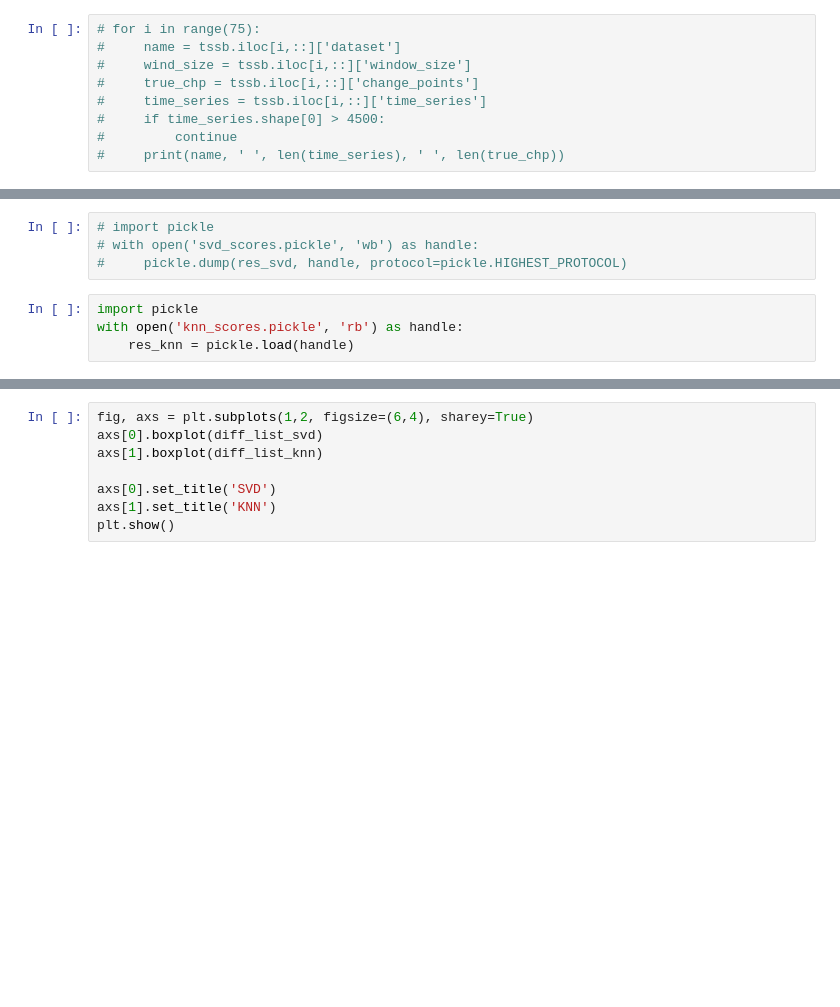
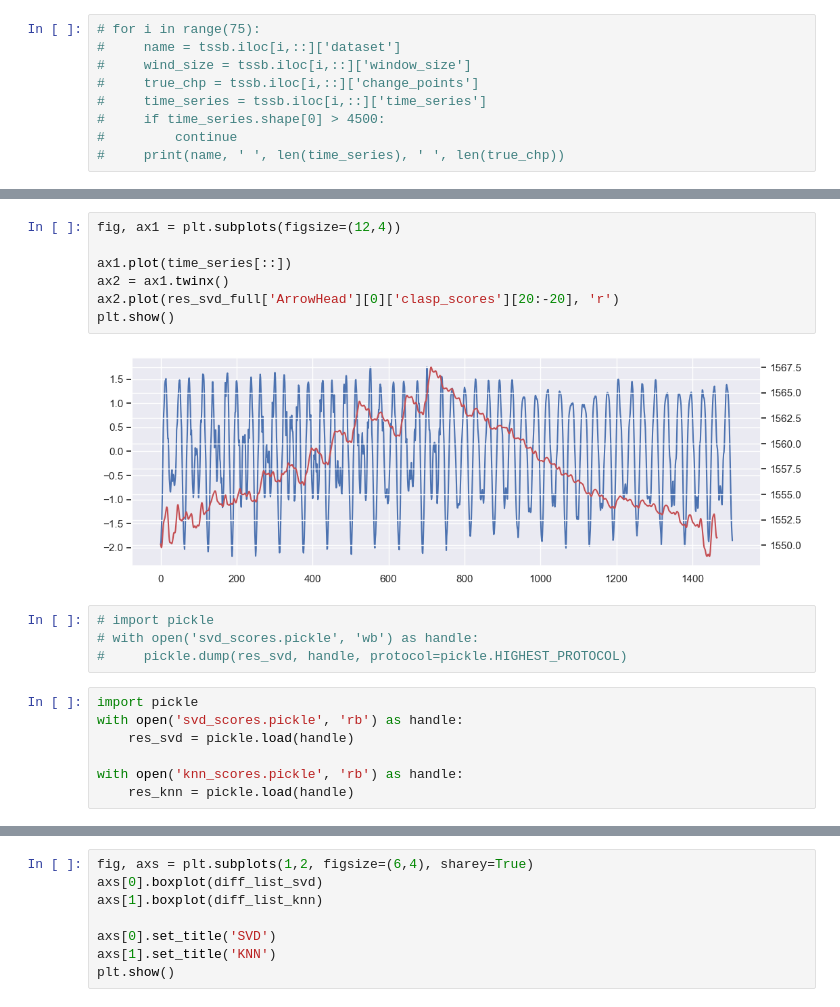
Before and after one commit to kotlyar-shapirov/Gesture_recognition, a Jupyter notebook: Segmentation_experiments/Segmentation_examples.ipynb, the cells around one changed output, grey strips where cells are left out. Drawn from its saved outputs; the diff is of its cells as text; blank space fills up the shorter version.

```diff
--- a/Segmentation_experiments/Segmentation_examples.ipynb
+++ b/Segmentation_experiments/Segmentation_examples.ipynb
@@ -85,9 +99,21 @@ CricketZ
+# %%
+fig, ax1 = plt.subplots(figsize=(12,4))
+
+ax1.plot(time_series[::])
+ax2 = ax1.twinx()
+ax2.plot(res_svd_full['ArrowHead'][0]['clasp_scores'][20:-20], 'r')
+plt.show()
+# %% [output]
+[figure, added]
 # %%
 # import pickle
 # with open('svd_scores.pickle', 'wb') as handle:
 #     pickle.dump(res_svd, handle, protocol=pickle.HIGHEST_PROTOCOL)
 # %%
 import pickle
+with open('svd_scores.pickle', 'rb') as handle:
+    res_svd = pickle.load(handle)
+
 with open('knn_scores.pickle', 'rb') as handle:
     res_knn = pickle.load(handle)
 # %%
```
Also changed, not shown: parts of 12 cells of this notebook, 4 other files.
